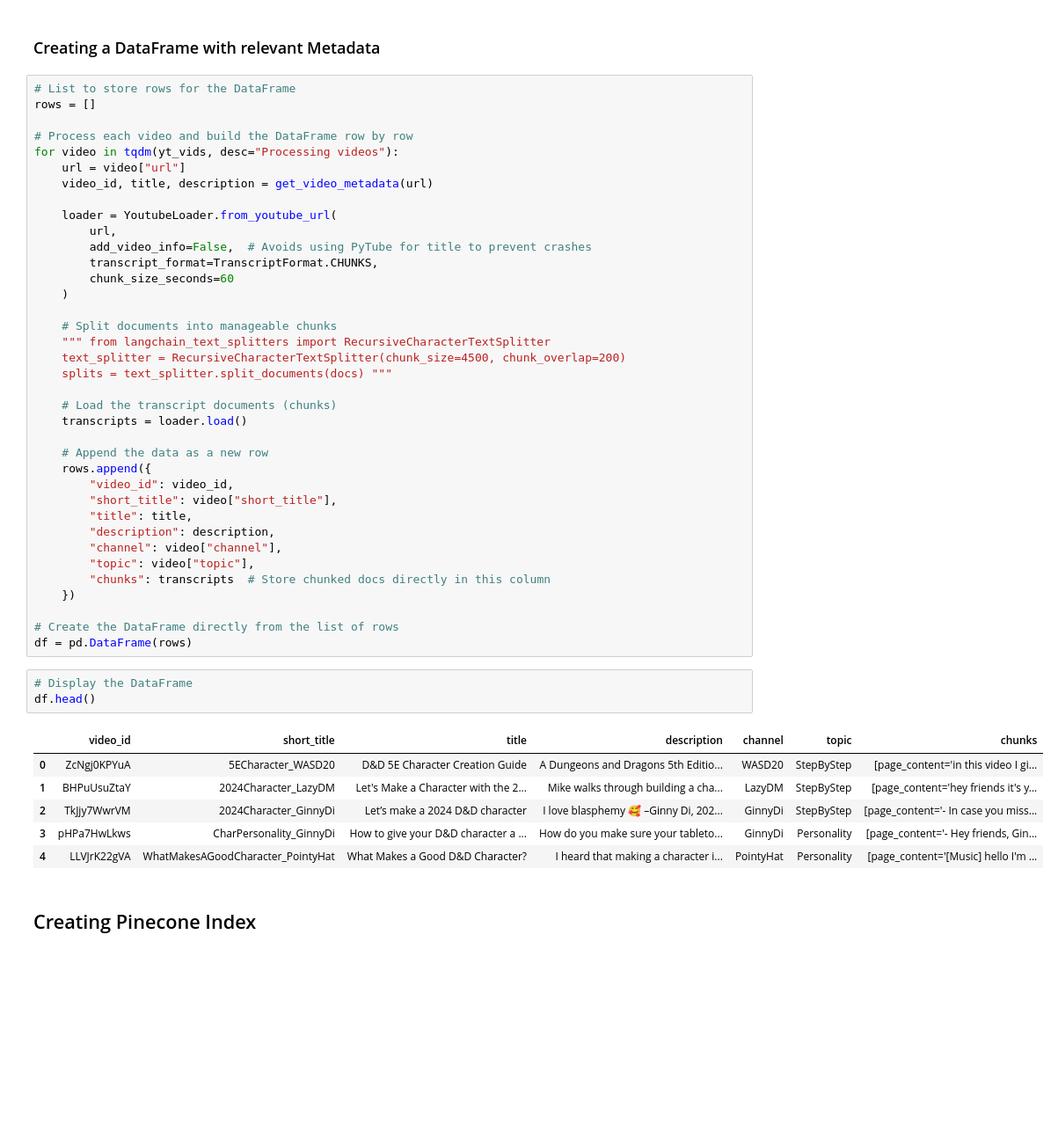
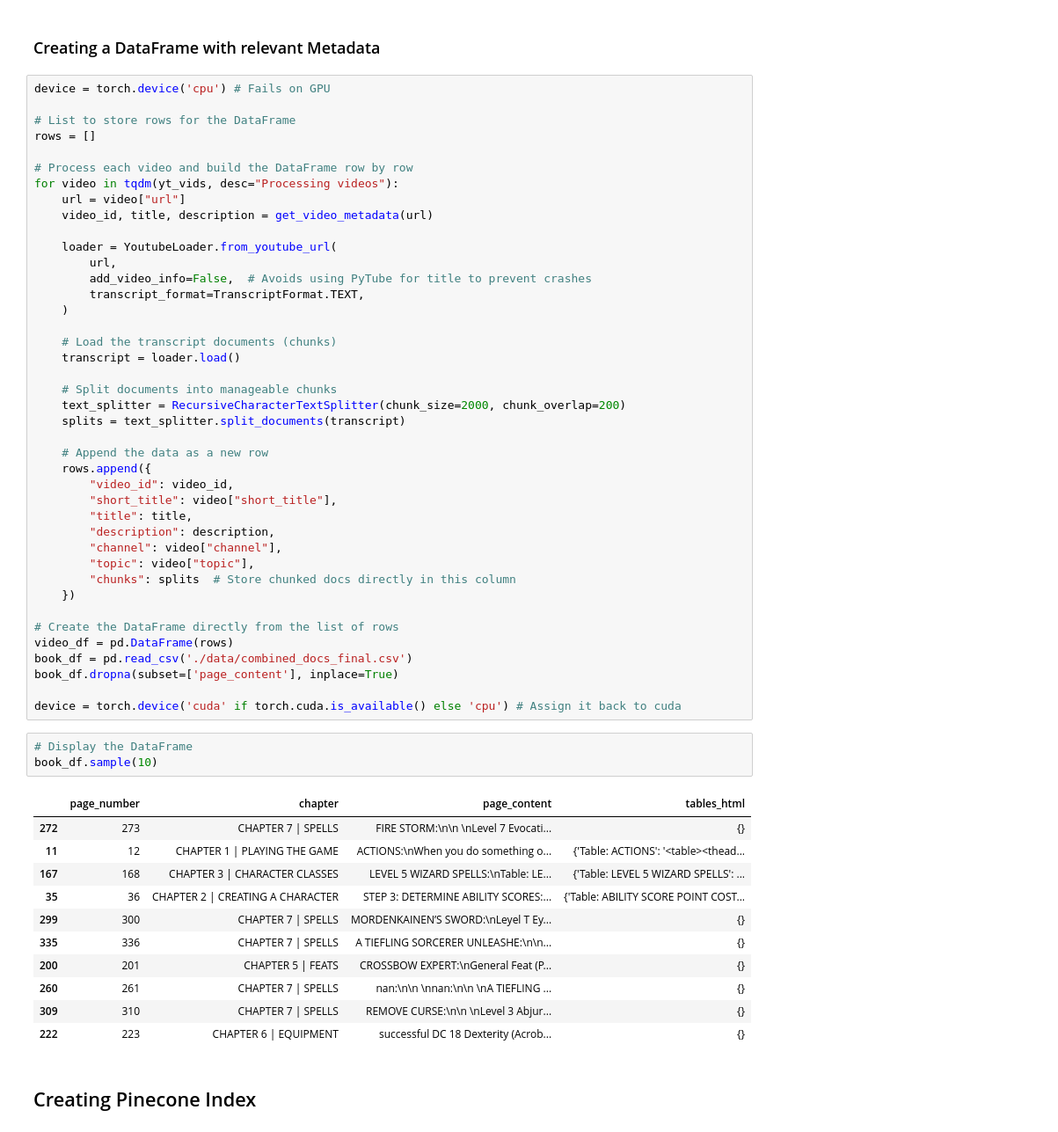
Before and after one commit to Grimngor/Final-Project-Multimodal-chatbot-for-YT-video-QA, a Jupyter notebook: main_langraph.ipynb, the cells around one changed output. Shown at 88% size. Saved outputs shown, nothing was run; the diff lists cells and outputs as text; blank space fills up the shorter version.

```diff
--- a/main_langraph.ipynb
+++ b/main_langraph.ipynb
@@ -112,6 +129,8 @@ def get_video_metadata(url):
 # %% [markdown]
 ### Creating a DataFrame with relevant Metadata
 # %%
+device = torch.device('cpu') # Fails on GPU
+
 # List to store rows for the DataFrame
 rows = []
 
@@ -123,17 +142,15 @@ for video in tqdm(yt_vids, desc="Processing videos"):
     loader = YoutubeLoader.from_youtube_url(
         url,
         add_video_info=False,  # Avoids using PyTube for title to prevent crashes
-        transcript_format=TranscriptFormat.CHUNKS,
-        chunk_size_seconds=60
+        transcript_format=TranscriptFormat.TEXT,
     )
 
+    # Load the transcript documents (chunks)
+    transcript = loader.load()
+
     # Split documents into manageable chunks
-    """ from langchain_text_splitters import RecursiveCharacterTextSplitter
-    text_splitter = RecursiveCharacterTextSplitter(chunk_size=4500, chunk_overlap=200)
-    splits = text_splitter.split_documents(docs) """
-
-    # Load the transcript documents (chunks)
-    transcripts = loader.load()
+    text_splitter = RecursiveCharacterTextSplitter(chunk_size=2000, chunk_overlap=200)
+    splits = text_splitter.split_documents(transcript)
 
     # Append the data as a new row
     rows.append({
@@ -143,21 +160,30 @@ for video in tqdm(yt_vids, desc="Processing videos"):
         "description": description,
         "channel": video["channel"],
         "topic": video["topic"],
-        "chunks": transcripts  # Store chunked docs directly in this column
+        "chunks": splits  # Store chunked docs directly in this column
     })
 
 # Create the DataFrame directly from the list of rows
-df = pd.DataFrame(rows)
+video_df = pd.DataFrame(rows)
+book_df = pd.read_csv('./data/combined_docs_final.csv')
+book_df.dropna(subset=['page_content'], inplace=True)
+
+device = torch.device('cuda' if torch.cuda.is_available() else 'cpu') # Assign it back to cuda
 # %%
 # Display the DataFrame
-df.head()
+book_df.sample(10)
 # %% [output]
-|  | video_id | short_title | title | description | channel | topic | chunks |
-| 0 | ZcNgj0KPYuA | 5ECharacter_WASD20 | D&D 5E Character Creation Guide | A Dungeons and Dragons 5th Editio... | WASD20 | StepByStep | [page_content='in this video I gi... |
-| 1 | BHPuUsuZtaY | 2024Character_LazyDM | Let's Make a Character with the 2... | Mike walks through building a cha... | LazyDM | StepByStep | [page_content='hey friends it's y... |
-| 2 | TkJjy7WwrVM | 2024Character_GinnyDi | Let’s make a 2024 D&D character | I love blasphemy 🥰 –Ginny Di, 202... | GinnyDi | StepByStep | [page_content='- In case you miss... |
-| 3 | pHPa7HwLkws | CharPersonality_GinnyDi | How to give your D&D character a ... | How do you make sure your tableto... | GinnyDi | Personality | [page_content='- Hey friends, Gin... |
-| 4 | LLVJrK22gVA | WhatMakesAGoodCharacter_PointyHat | What Makes a Good D&D Character? | I heard that making a character i... | PointyHat | Personality | [page_content='[Music] hello I'm ... |
+|  | page_number | chapter | page_content | tables_html |
+| 272 | 273 | CHAPTER 7 | SPELLS | FIRE STORM:\n\n \nLevel 7 Evocati... | {} |
+| 11 | 12 | CHAPTER 1 | PLAYING THE GAME | ACTIONS:\nWhen you do something o... | {'Table: ACTIONS': '<table><thead... |
+| 167 | 168 | CHAPTER 3 | CHARACTER CLASSES | LEVEL 5 WIZARD SPELLS:\nTable: LE... | {'Table: LEVEL 5 WIZARD SPELLS': ... |
+| 35 | 36 | CHAPTER 2 | CREATING A CHARACTER | STEP 3: DETERMINE ABILITY SCORES:... | {'Table: ABILITY SCORE POINT COST... |
+| 299 | 300 | CHAPTER 7 | SPELLS | MORDENKAINEN’S SWORD:\nLeyel T Ey... | {} |
+| 335 | 336 | CHAPTER 7 | SPELLS | A TIEFLING SORCERER UNLEASHE:\n\n... | {} |
+| 200 | 201 | CHAPTER 5 | FEATS | CROSSBOW EXPERT:\nGeneral Feat (P... | {} |
+| 260 | 261 | CHAPTER 7 | SPELLS | nan:\n\n \nnan:\n\n \nA TIEFLING ... | {} |
+| 309 | 310 | CHAPTER 7 | SPELLS | REMOVE CURSE:\n\n \nLevel 3 Abjur... | {} |
+| 222 | 223 | CHAPTER 6 | EQUIPMENT | successful DC 18 Dexterity (Acrob... | {} |
 # %% [markdown]
 ## Creating Pinecone Index
 # %%
```
Also changed, not shown: parts of 55 cells of this notebook, 6 other files.
